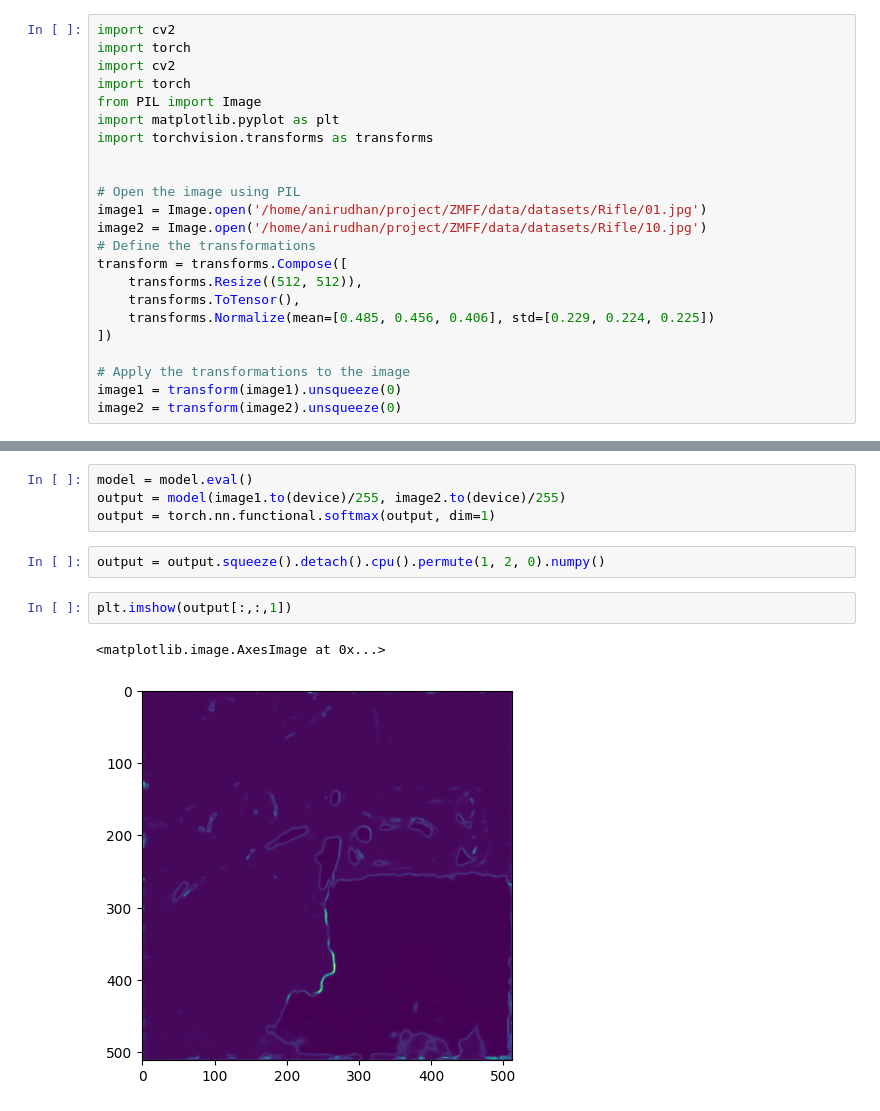
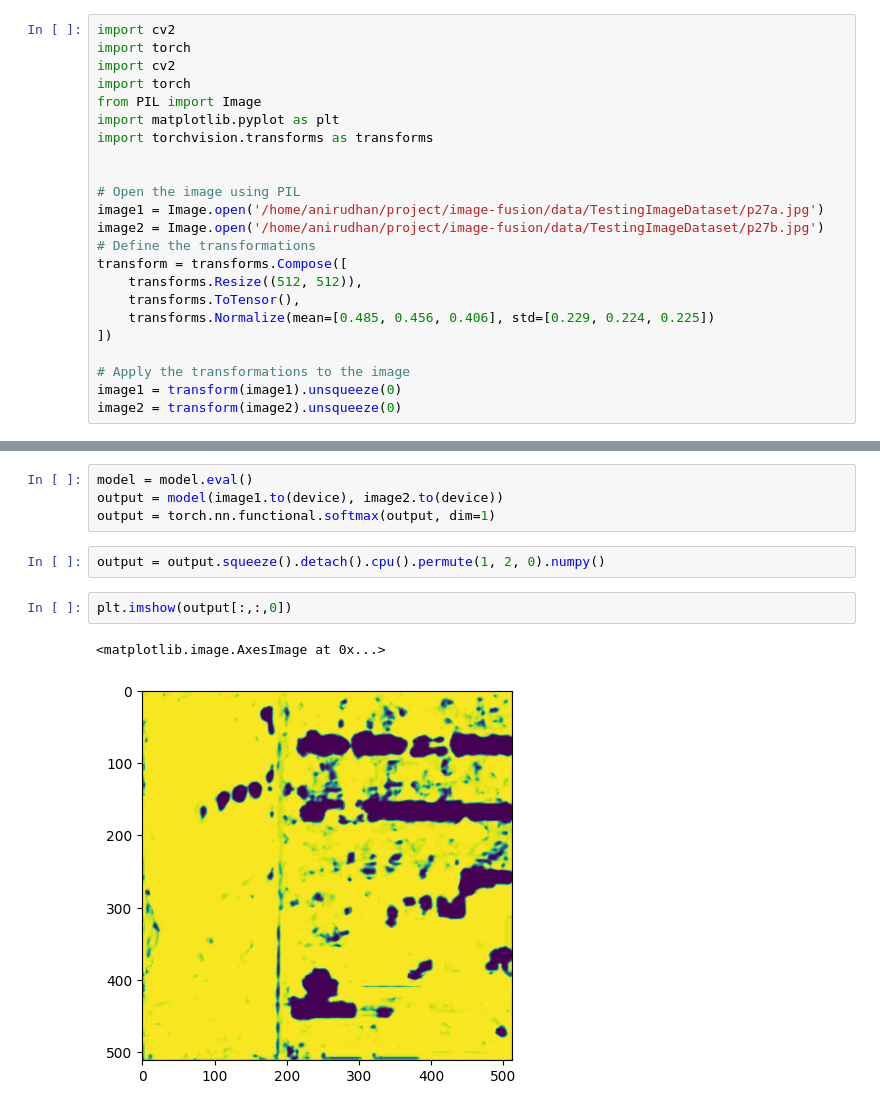
Before and after one commit to ANIRUDHAN101/imageFusion.github.io, a Jupyter notebook: model_inspection.ipynb, the cells around one changed output, grey strips where cells are left out. Saved outputs shown, nothing was run; the diff lists cells and outputs as text.

Commit message:
examinig the model capabilities

```diff
--- a/model_inspection.ipynb
+++ b/model_inspection.ipynb
@@ -16,8 +16,8 @@ import torchvision.transforms as transforms
 
 
 # Open the image using PIL
-image1 = Image.open('/home/anirudhan/project/ZMFF/data/datasets/Rifle/01.jpg')
-image2 = Image.open('/home/anirudhan/project/ZMFF/data/datasets/Rifle/10.jpg')
+image1 = Image.open('/home/anirudhan/project/image-fusion/data/TestingImageDataset/p27a.jpg')
+image2 = Image.open('/home/anirudhan/project/image-fusion/data/TestingImageDataset/p27b.jpg')
 # Define the transformations
 transform = transforms.Compose([
     transforms.Resize((512, 512)),
@@ -41,12 +41,12 @@ model.load_state_dict(torch.load('/home/anirudhan/project/image-fusion/results/c
 <All keys matched successfully>
 # %%
 model = model.eval()
-output = model(image1.to(device)/255, image2.to(device)/255)
+output = model(image1.to(device), image2.to(device))
 output = torch.nn.functional.softmax(output, dim=1)
 # %%
 output = output.squeeze().detach().cpu().permute(1, 2, 0).numpy()
 # %%
-plt.imshow(output[:,:,1])
+plt.imshow(output[:,:,0])
 # %% [output]
 <matplotlib.image.AxesImage at 0x...>
-[figure, old version]
+[figure, new version]
```
Also changed, not shown: parts of 1 cell of this notebook.
